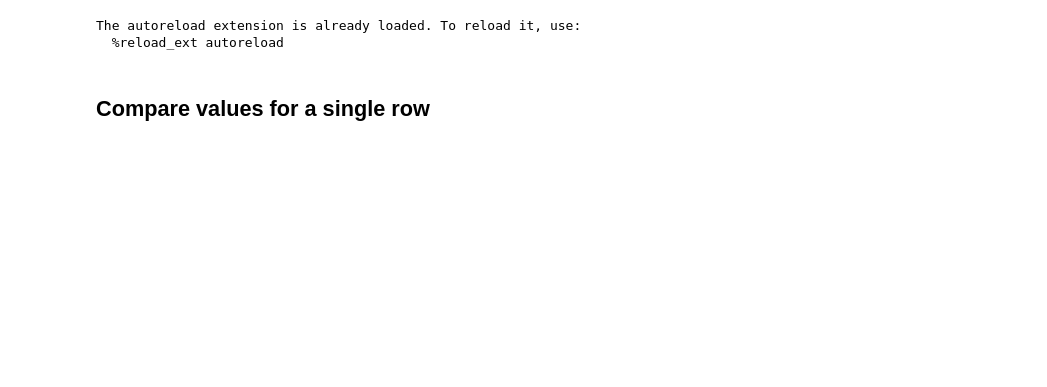
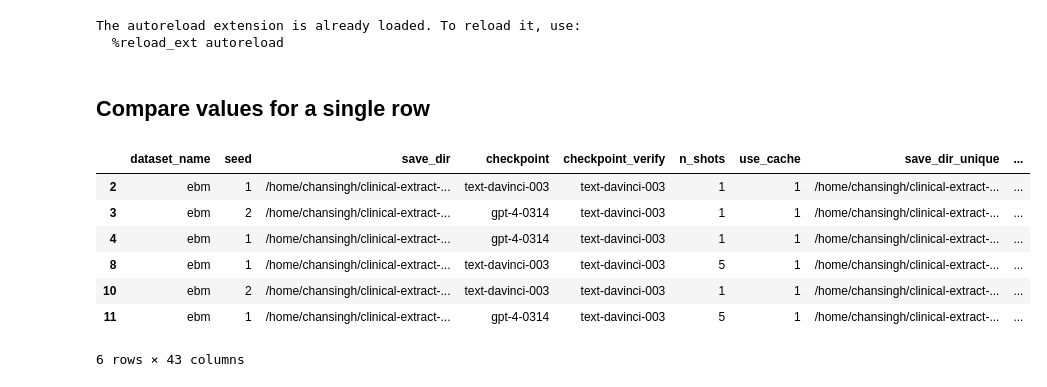
Before and after one commit to microsoft/clinical-self-verification, a Jupyter notebook: notebooks/02_ebm.ipynb, the cells around one changed output. Drawn from its saved outputs; the diff is of its cells as text; code cells hidden in the pictures; blank space fills up the shorter version.

```diff
--- a/notebooks/02_ebm.ipynb
+++ b/notebooks/02_ebm.ipynb
@@ -19,16 +19,9 @@ from clin.modules import ebm
 import joblib
 import imodelsx.process_results
 
-
-df = joblib.load(join(PATH_REPO, 'data', 'ebm', 'ebm_interventions_cleaned.pkl'))
-df = df.iloc[:100]
-nums = np.arange(len(df)).tolist()
-np.random.default_rng(seed=13).shuffle(nums)
-dfe = df.iloc[nums]
-n = len(dfe)
-llm = clin.llm.get_llm('text-davinci-003')
-r = {}
-n_shots = 5
+r = imodelsx.process_results.get_results_df(results_dir, use_cached=False)
+r = r[r.dataset_name == 'ebm']
+row = r[(r.n_shots == 5) * (r.checkpoint == 'text-davinci-003')].iloc[0]
 # %% [output]
 The autoreload extension is already loaded. To reload it, use:
   %reload_ext autoreload
@@ -38,2 +28,13 @@ r = r[r.dataset_name == 'ebm']
 # %% [markdown]
 ## Compare values for a single row
+# %%
+r
+# %% [output]
+|  | dataset_name | seed | save_dir | checkpoint | checkpoint_verify | n_shots | use_cache | save_dir_unique | ... |
+| 2 | ebm | 1 | /home/chansingh/clinical-extract-... | text-davinci-003 | text-davinci-003 | 1 | 1 | /home/chansingh/clinical-extract-... | ... |
+| 3 | ebm | 2 | /home/chansingh/clinical-extract-... | gpt-4-0314 | text-davinci-003 | 1 | 1 | /home/chansingh/clinical-extract-... | ... |
+| 4 | ebm | 1 | /home/chansingh/clinical-extract-... | gpt-4-0314 | text-davinci-003 | 1 | 1 | /home/chansingh/clinical-extract-... | ... |
+| 8 | ebm | 1 | /home/chansingh/clinical-extract-... | text-davinci-003 | text-davinci-003 | 5 | 1 | /home/chansingh/clinical-extract-... | ... |
+| 10 | ebm | 2 | /home/chansingh/clinical-extract-... | text-davinci-003 | text-davinci-003 | 1 | 1 | /home/chansingh/clinical-extract-... | ... |
+| 11 | ebm | 1 | /home/chansingh/clinical-extract-... | gpt-4-0314 | text-davinci-003 | 5 | 1 | /home/chansingh/clinical-extract-... | ... |
+6 rows × 43 columns
```
Also changed, not shown: parts of 5 cells of this notebook, 5 other files.
